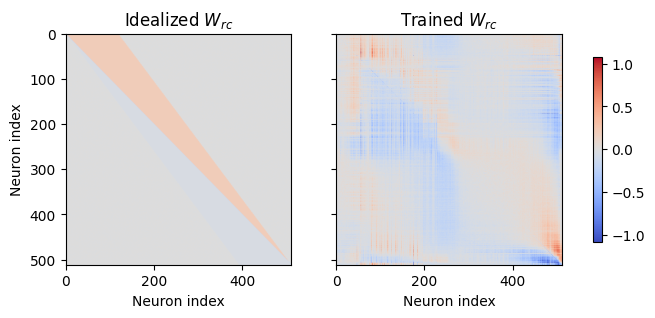
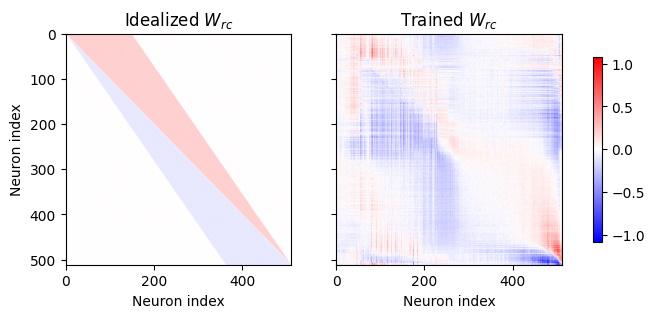
The change to this notebook cell's code, shown as a diff; its figure went from the first image to the second:
--- before
+++ after
@@ -3,14 +3,9 @@
 # Create a recurrent weight matrix
 Wrc = np.zeros((N,N))
-# Assign negative weights to all elements of Wrc
-Wrc = np.random.normal(loc=-0.0025, scale=0.01, size=(N, N))
-# Initiate the diagonal elements
-diags = np.random.normal(loc=-0.15, scale=0.02, size=(N)) 
-Delta, gain, loss = 120, 0.2, -0.05
+Delta, gain, loss = 150, 0.2, -0.1
 # Set up limits for each row
 limits1 = np.linspace(Delta, 0, N, dtype=int)
 limits2 = np.linspace(0, Delta, N, dtype=int)
 for i in range(N):
-    Wrc[i,i] = diags[i]
     for j in range(N):
         if j > i and j < (i + limits1[i]):
@@ -25,6 +20,6 @@
 vmax = max(Wrc.max(), Wrc_reord.T.max())
 abs = min(np.abs(vmin), np.abs(vmax))
-im = axes[0].imshow(Wrc, cmap='coolwarm', vmin=-abs, vmax=abs, aspect='auto')
-axes[1].imshow(Wrc_reord.T, cmap='coolwarm', vmin=-abs, vmax=abs, aspect='auto')
+im = axes[0].imshow(Wrc, cmap='bwr', vmin=-abs, vmax=abs, aspect='auto')
+axes[1].imshow(Wrc_reord.T, cmap='bwr', vmin=-abs, vmax=abs, aspect='auto')
 axes[0].set_xlabel('Neuron index')
 axes[0].set_ylabel('Neuron index')
@@ -33,3 +28,3 @@
 axes[1].set_title(r'Trained $W_{rc}$')
 fig.colorbar(im, ax=axes, shrink=0.8)
-plt.savefig('Wrc_comparison.png', dpi=300, bbox_inches='tight', transparent=True)
+plt.savefig('Wrc_comparison.png', dpi=500, bbox_inches='tight', transparent=True)

Commit: finalise theory exp